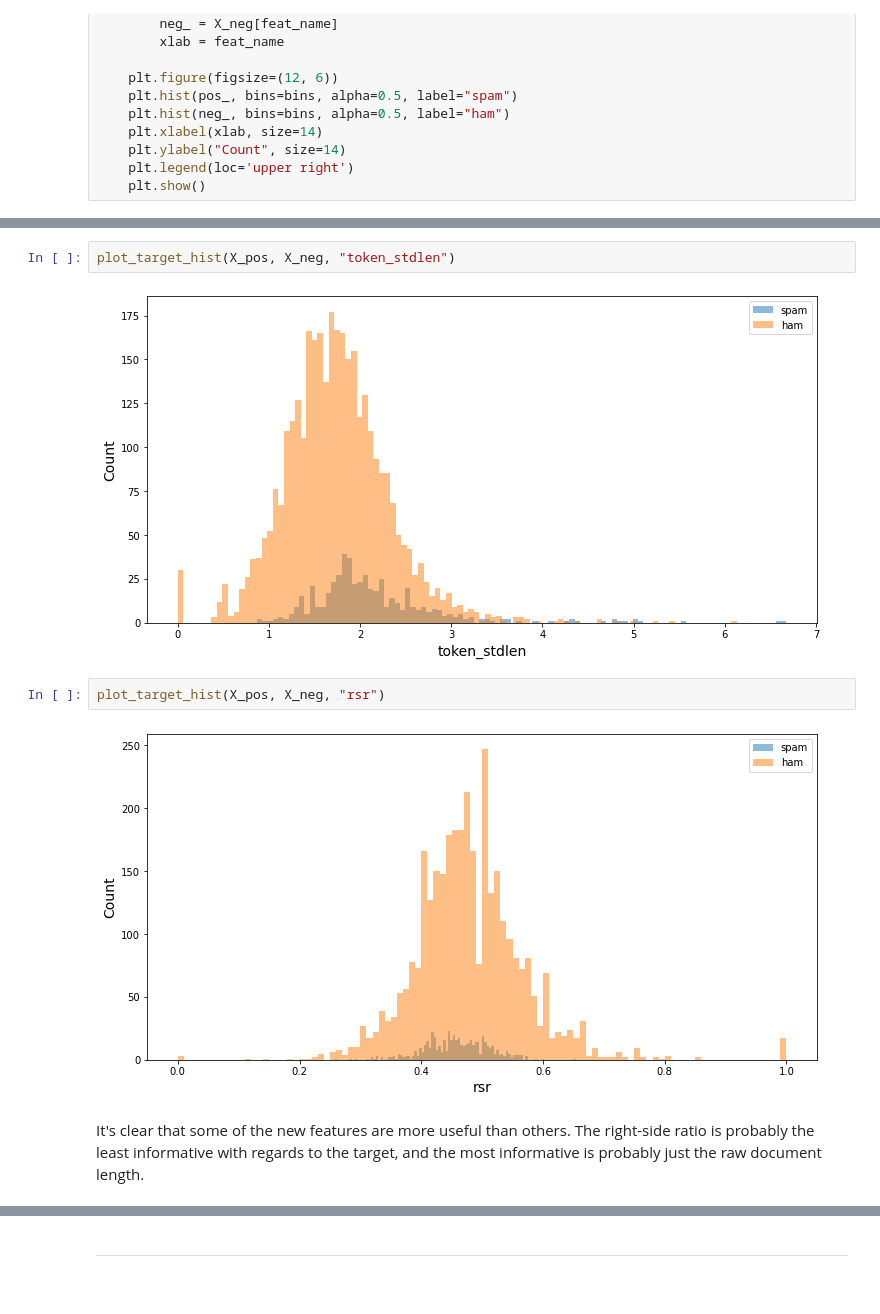
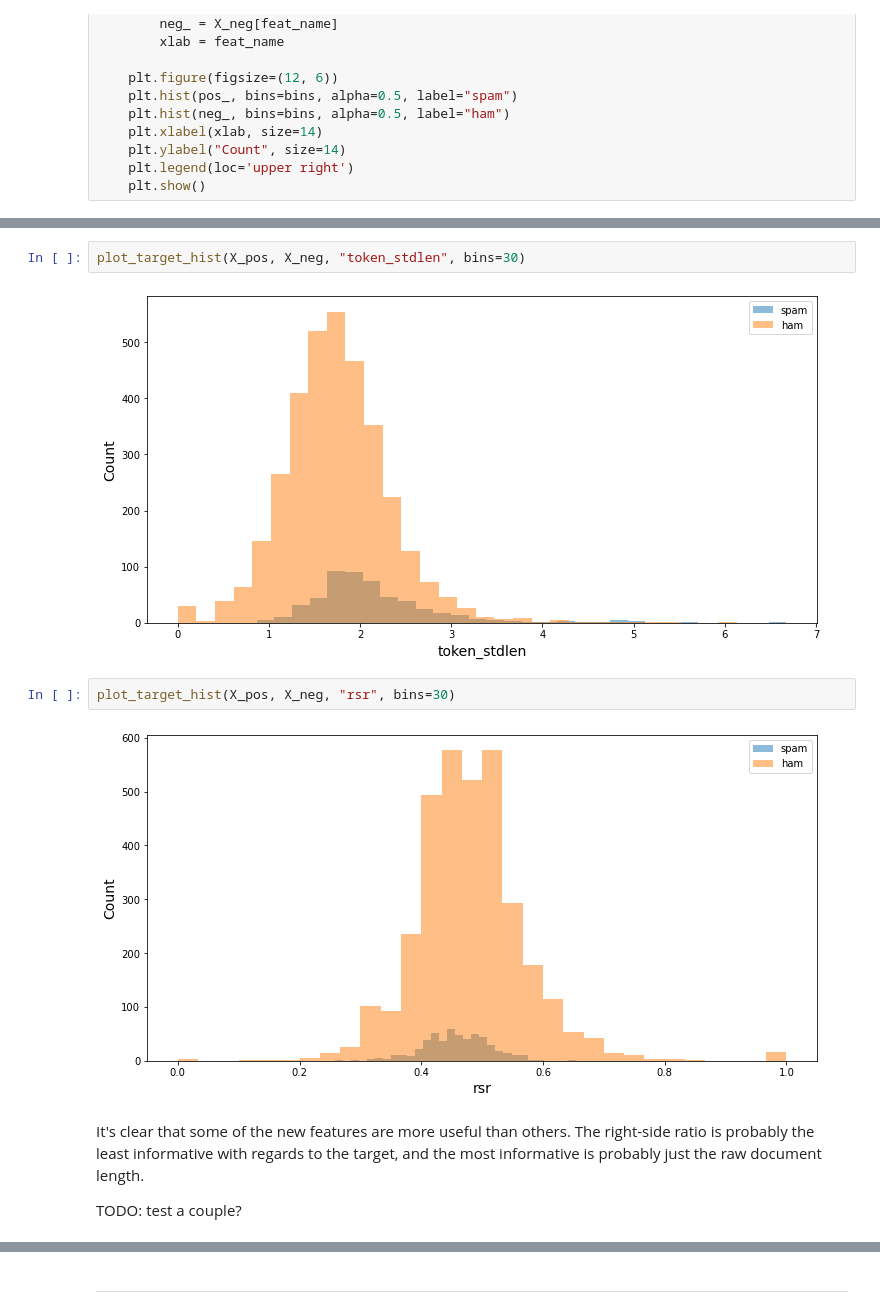
Before and after one commit to BigBangData/NaturalLanguageProcessing, a Jupyter notebook: TextAnalyticsWithR/07_FeatureEngineering.ipynb, the cells around one changed output, grey strips where cells are left out. Drawn from its saved outputs; the diff is of its cells as text.

```diff
--- a/TextAnalyticsWithR/07_FeatureEngineering.ipynb
+++ b/TextAnalyticsWithR/07_FeatureEngineering.ipynb
@@ -190,10 +190,12 @@ plot_target_hist(X_pos, X_neg, "token_meanlen")
 # %%
-plot_target_hist(X_pos, X_neg, "token_stdlen")
+plot_target_hist(X_pos, X_neg, "token_stdlen", bins=30)
 # %% [output]
-[figure, old version]
+[figure, new version]
 # %%
-plot_target_hist(X_pos, X_neg, "rsr")
+plot_target_hist(X_pos, X_neg, "rsr", bins=30)
 # %% [output]
-[figure, old version]
+[figure, new version]
 # %% [markdown]
 It's clear that some of the new features are more useful than others. The right-side ratio is probably the least informative with regards to the target, and the most informative is probably just the raw document length.
+
+TODO: test a couple?
```
Also changed, not shown: parts of 17 cells of this notebook, 1 other file.
